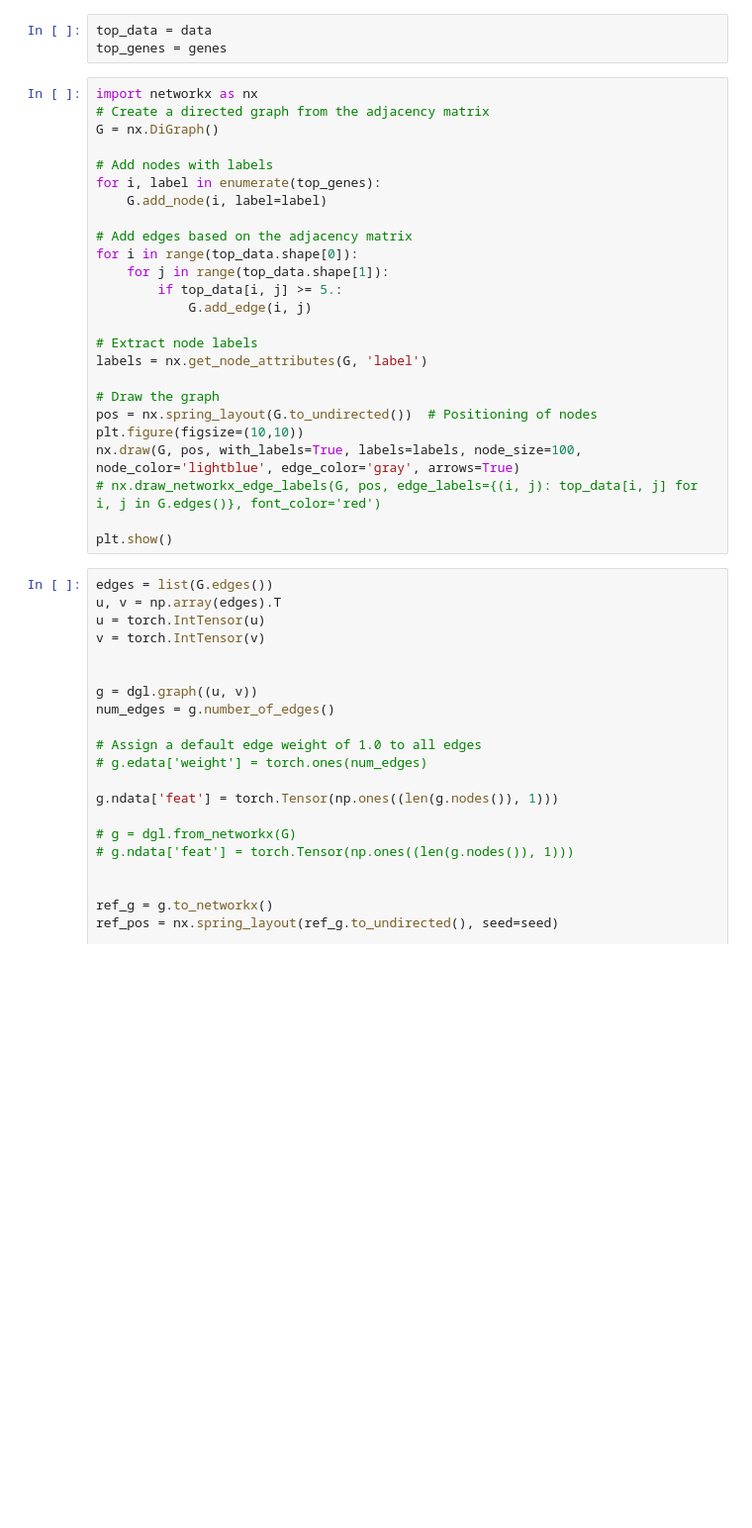
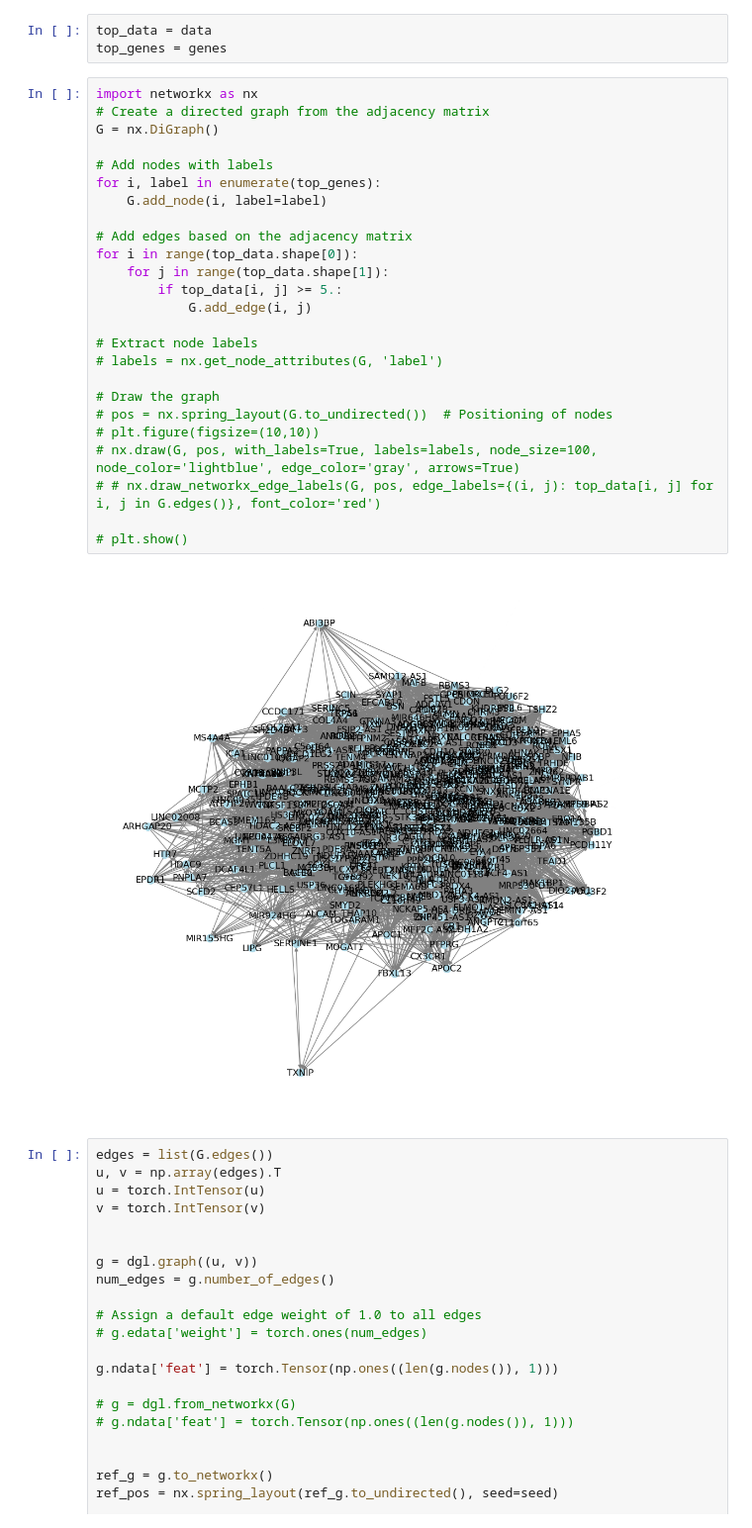
Before and after one commit to xingzhis/MultiAgentRiTINI, a Jupyter notebook: notebooks/minimal_code.ipynb, the cells around one changed output. Shown at 99% size. Drawn from its saved outputs; the diff is of its cells as text; blank space fills up the shorter version.

```diff
--- a/notebooks/minimal_code.ipynb
+++ b/notebooks/minimal_code.ipynb
@@ -46,28 +48,30 @@ top_genes = genes
 # %%
 import networkx as nx
 # Create a directed graph from the adjacency matrix
 G = nx.DiGraph()
 
 # Add nodes with labels
 for i, label in enumerate(top_genes):
     G.add_node(i, label=label)
 
 # Add edges based on the adjacency matrix
 for i in range(top_data.shape[0]):
     for j in range(top_data.shape[1]):
         if top_data[i, j] >= 5.:
             G.add_edge(i, j)
 
 # Extract node labels
-labels = nx.get_node_attributes(G, 'label')
+# labels = nx.get_node_attributes(G, 'label')
 
 # Draw the graph
-pos = nx.spring_layout(G.to_undirected())  # Positioning of nodes
-plt.figure(figsize=(10,10))
-nx.draw(G, pos, with_labels=True, labels=labels, node_size=100, node_color='lightblue', edge_color='gray', arrows=True)
-# nx.draw_networkx_edge_labels(G, pos, edge_labels={(i, j): top_data[i, j] for i, j in G.edges()}, font_color='red')
+# pos = nx.spring_layout(G.to_undirected())  # Positioning of nodes
+# plt.figure(figsize=(10,10))
+# nx.draw(G, pos, with_labels=True, labels=labels, node_size=100, node_color='lightblue', edge_color='gray', arrows=True)
+# # nx.draw_networkx_edge_labels(G, pos, edge_labels={(i, j): top_data[i, j] for i, j in G.edges()}, font_color='red')
 
-plt.show()
+# plt.show()
+# %% [output]
+[figure, added]
 # %%
 edges = list(G.edges())
 u, v = np.array(edges).T
```
Also changed, not shown: parts of 7 cells of this notebook.
